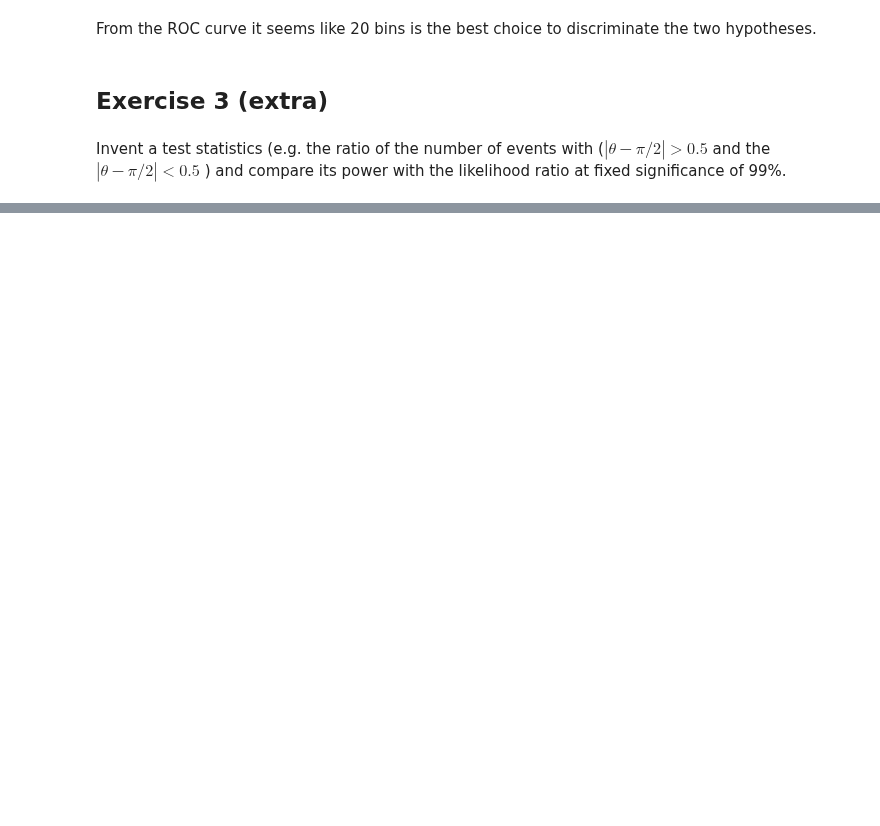
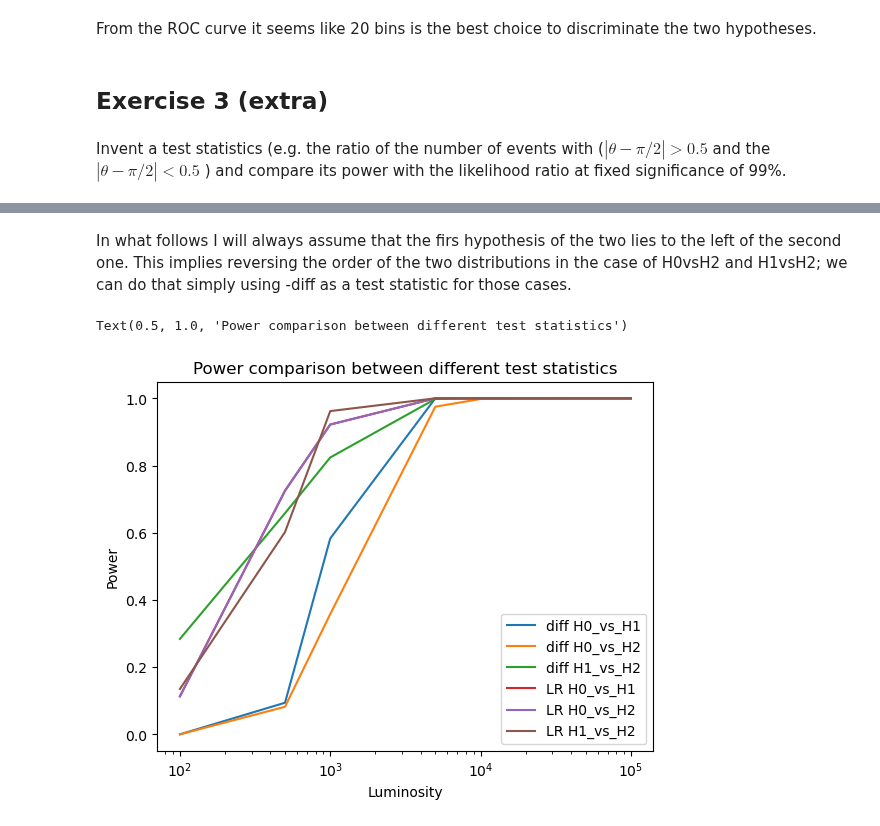
Before and after one commit to Matteo-Bellino/SMATEP_Project, a Jupyter notebook: exercises/Exercise5/Exercise_5_Bellino.ipynb, the cells around one changed output, grey strips where cells are left out. Drawn from its saved outputs; the diff is of its cells as text; code cells hidden in the pictures; blank space fills up the shorter version.

```diff
--- a/exercises/Exercise5/Exercise_5_Bellino.ipynb
+++ b/exercises/Exercise5/Exercise_5_Bellino.ipynb
@@ -483,0 +616,65 @@ Invent a test statistics (e.g. the ratio of the number of events with ($|\theta
+# %% [markdown]
+In what follows I will always assume that the firs hypothesis of the two lies to the left of the second one. This implies reversing the order of the two distributions in the case of H0vsH2 and H1vsH2; we can do that simply using -diff as a test statistic for those cases.
+# %%
+def find_cut_for_significance(ts_pdf, significance, tolerance):
+    '''Inputs: test_statistic_pdf, significance, tolerance on the significance
+    Output: cut value, we accept H0 if the test statistic is lower than the cut, reject it otherwise. Notice that
+    we have to change sign in the case of H0vsH2 and H1vsH2'''
+
+    cuts           = np.flip(np.linspace(min(ts_pdf), max(ts_pdf), int(1e5)))
+    target_alpha   = 1 - significance
+    for cut in cuts:
+        computed_alpha = np.sum(ts_pdf>cut)/len(ts_pdf)
+        if abs(computed_alpha - target_alpha)<tolerance:
+            return cut
+    raise ValueError('No cut was found within the given tolerance')
+# %%
+def find_power(ts_pdf, cut):
+    return 1-np.sum(ts_pdf<cut)/len(ts_pdf)
+# %%
+bin_number = bin_numbers[-1]
+
+power_diff_H0_vs_H1 = []
+power_diff_H0_vs_H2 = []
+power_diff_H1_vs_H2 = []
+
+power_LR_H0_vs_H1 = []
+power_LR_H0_vs_H2 = []
+power_LR_H1_vs_H2 = []
+
+for lumi in luminosities:
+    cut_diff_H0_vs_H1 = find_cut_for_significance( np.array(diff_H0_vs_H1['H0'][lumi]), 0.99, 0.01)
+    cut_diff_H0_vs_H2 = find_cut_for_significance(-np.array(diff_H0_vs_H1['H0'][lumi]), 0.99, 0.001)
+    cut_diff_H1_vs_H2 = find_cut_for_significance(-np.array(diff_H1_vs_H2['H1'][lumi]), 0.99, 0.01)
+
+    cut_LR_H0_vs_H1 = find_cut_for_significance(-np.array(H0_vs_H1['H0'].loc[bin_number, lumi]), 0.99, 0.001)
+    cut_LR_H0_vs_H2 = find_cut_for_significance(-np.array(H0_vs_H1['H0'].loc[bin_number, lumi]), 0.99, 0.001)
+    cut_LR_H1_vs_H2 = find_cut_for_significance(-np.array(H1_vs_H2['H1'].loc[bin_number, lumi]), 0.99, 0.001)
+
+
+
+
+    power_diff_H0_vs_H1.append(find_power( np.array(diff_H0_vs_H1['H1'][lumi]), cut_H0_vs_H1))
+    power_diff_H0_vs_H2.append(find_power(-np.array(diff_H0_vs_H2['H2'][lumi]), cut_H0_vs_H2))
+    power_diff_H1_vs_H2.append(find_power(-np.array(diff_H1_vs_H2['H2'][lumi]), cut_H1_vs_H2))
+
+    power_LR_H0_vs_H1.append(find_power(-np.array(H0_vs_H1['H1'].loc[bin_number, lumi]), cut_LR_H0_vs_H1))
+    power_LR_H0_vs_H2.append(find_power(-np.array(H0_vs_H1['H1'].loc[bin_number, lumi]), cut_LR_H0_vs_H2))
+    power_LR_H1_vs_H2.append(find_power(-np.array(H1_vs_H2['H2'].loc[bin_number, lumi]), cut_LR_H1_vs_H2))
+
+plt.plot(luminosities, power_diff_H0_vs_H1, label='diff H0_vs_H1')
+plt.plot(luminosities, power_diff_H0_vs_H2, label='diff H0_vs_H2')
+plt.plot(luminosities, power_diff_H1_vs_H2, label='diff H1_vs_H2')
+
+plt.plot(luminosities, power_LR_H0_vs_H1, label='LR H0_vs_H1')
+plt.plot(luminosities, power_LR_H0_vs_H2, label='LR H0_vs_H2')
+plt.plot(luminosities, power_LR_H1_vs_H2, label='LR H1_vs_H2')
+
+plt.legend()
+plt.xscale('log')
+plt.xlabel('Luminosity')
+plt.ylabel('Power')
+plt.title('Power comparison between different test statistics')
+# %% [output]
+Text(0.5, 1.0, 'Power comparison between different test statistics')
+[figure, added]
```
Also changed, not shown: parts of 9 cells of this notebook, 1 other file.
